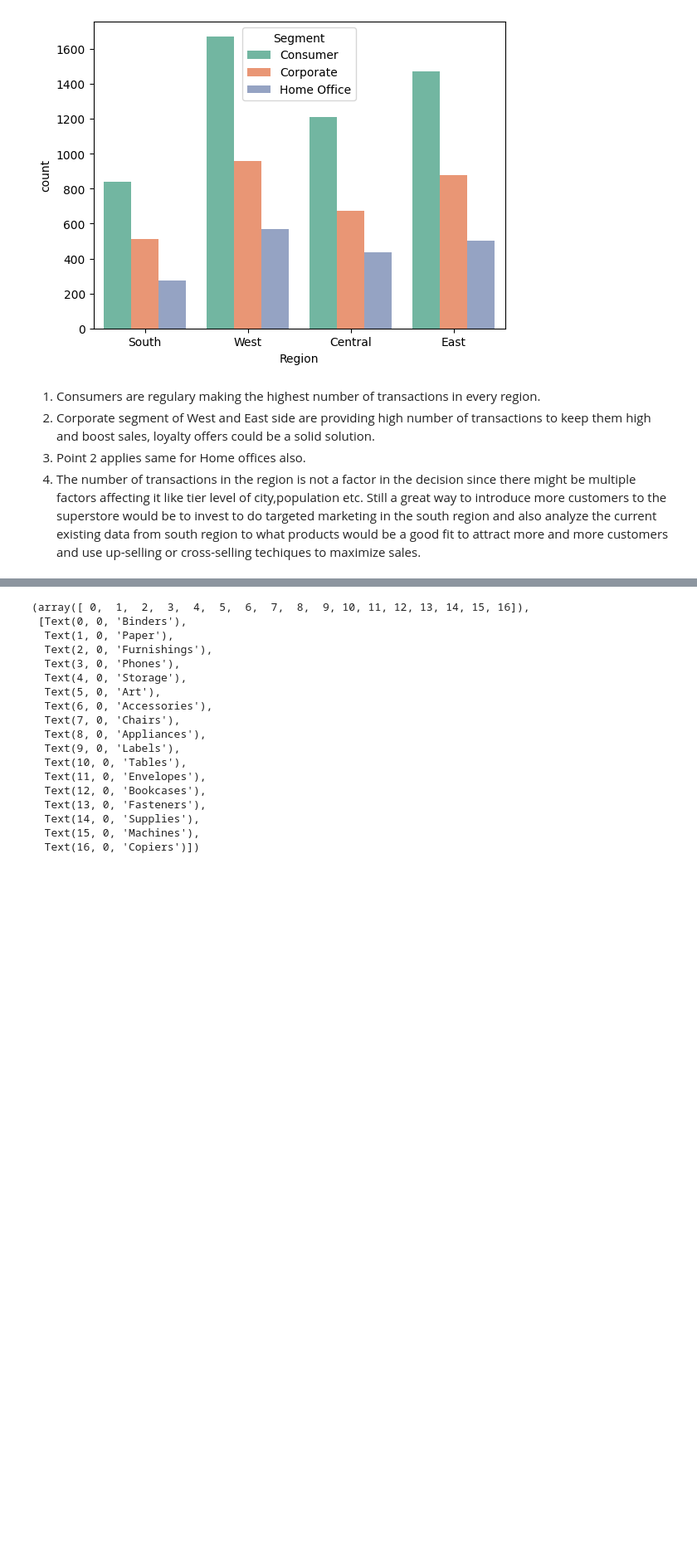
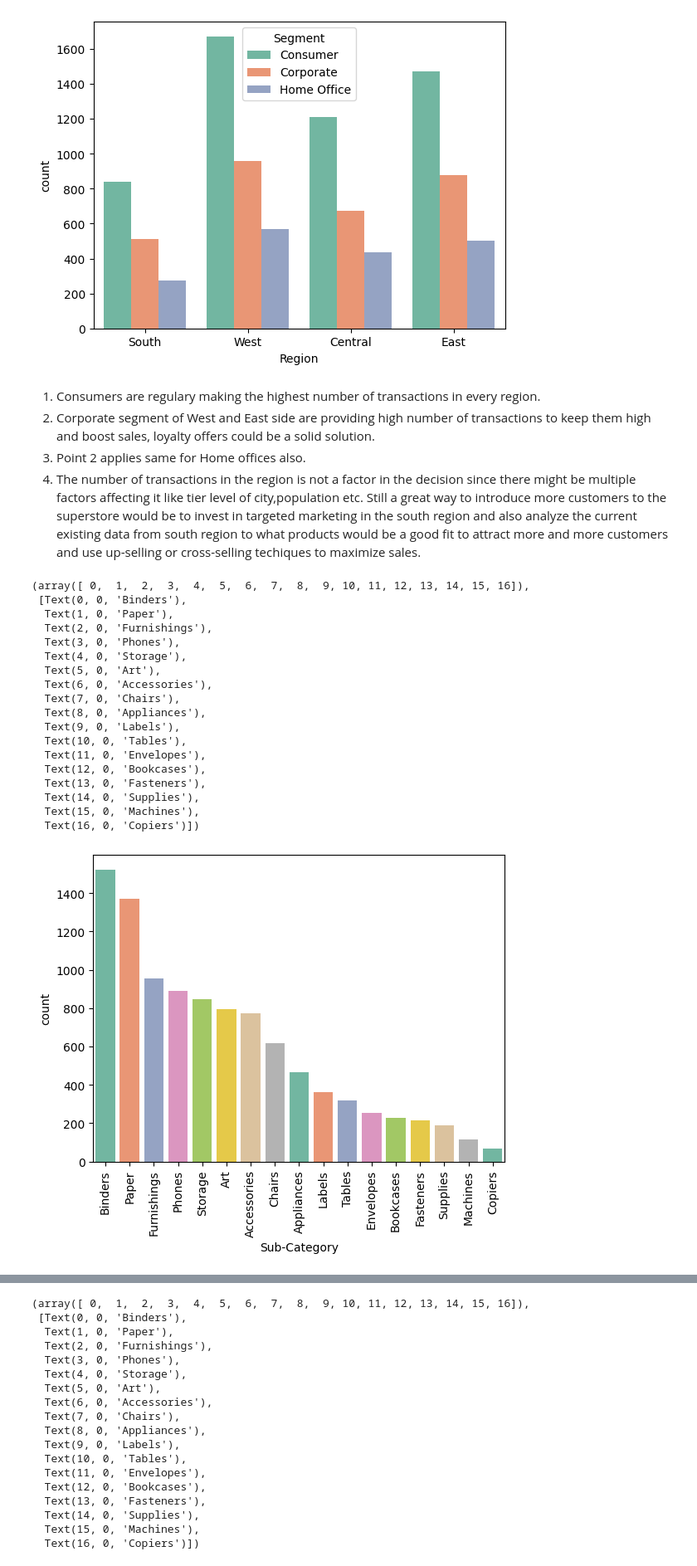
Before and after one commit to Naaahush/VsCode, a Jupyter notebook: Day 5.ipynb, the cells around one changed output, grey strips where cells are left out. Shown: that part at 83% size. Saved outputs shown, nothing was run; the diff lists cells and outputs as text; code cells hidden in the pictures; blank space fills up the shorter version.

```diff
--- a/Day 5.ipynb
+++ b/Day 5.ipynb
@@ -183,4 +183,27 @@ sns.countplot(df,x='Region',hue='Segment', palette='Set2')
 1. Consumers are regulary making the highest number of transactions in every region.
 2. Corporate segment of West and East side are providing high number of transactions to keep them high and boost sales, loyalty offers could be a solid solution.
 3. Point 2 applies same for Home offices also.
-4. The number of transactions in the region is not a factor in the decision since there might be multiple factors affecting it like tier level of city,population etc. Still a great way to introduce more customers to the superstore would be to invest to do targeted marketing in the south region and also analyze the current existing data from south region to what products would be a good fit to attract more and more customers and use up-selling or cross-selling techiques to maximize sales.
+4. The number of transactions in the region is not a factor in the decision since there might be multiple factors affecting it like tier level of city,population etc. Still a great way to introduce more customers to the superstore would be to invest in targeted marketing in the south region and also analyze the current existing data from south region to what products would be a good fit to attract more and more customers and use up-selling or cross-selling techiques to maximize sales.
+# %%
+sns.countplot(x = 'Sub-Category',data = df,palette='Set2',order = df['Sub-Category'].value_counts().index)
+plt.xticks(rotation=90)
+# %% [output]
+(array([ 0,  1,  2,  3,  4,  5,  6,  7,  8,  9, 10, 11, 12, 13, 14, 15, 16]),
+ [Text(0, 0, 'Binders'),
+  Text(1, 0, 'Paper'),
+  Text(2, 0, 'Furnishings'),
+  Text(3, 0, 'Phones'),
+  Text(4, 0, 'Storage'),
+  Text(5, 0, 'Art'),
+  Text(6, 0, 'Accessories'),
+  Text(7, 0, 'Chairs'),
+  Text(8, 0, 'Appliances'),
+  Text(9, 0, 'Labels'),
+  Text(10, 0, 'Tables'),
+  Text(11, 0, 'Envelopes'),
+  Text(12, 0, 'Bookcases'),
+  Text(13, 0, 'Fasteners'),
+  Text(14, 0, 'Supplies'),
+  Text(15, 0, 'Machines'),
+  Text(16, 0, 'Copiers')])
+[figure, added]
```
Also changed, not shown: parts of 7 cells of this notebook, 3 other files.
